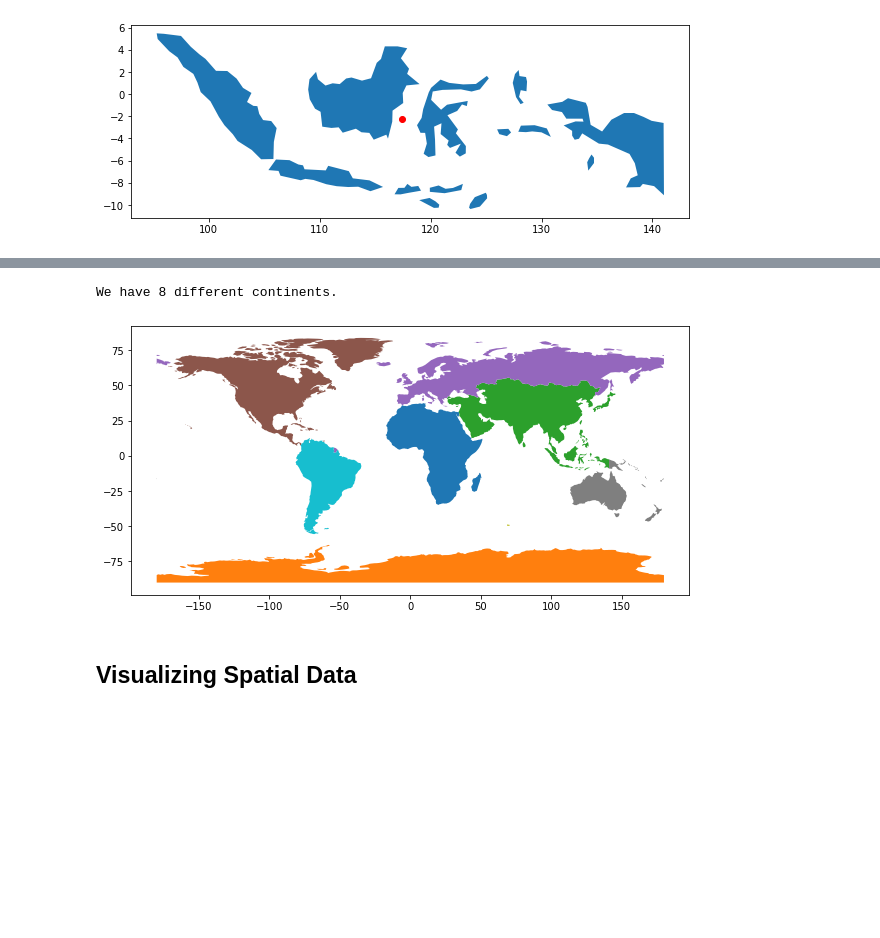
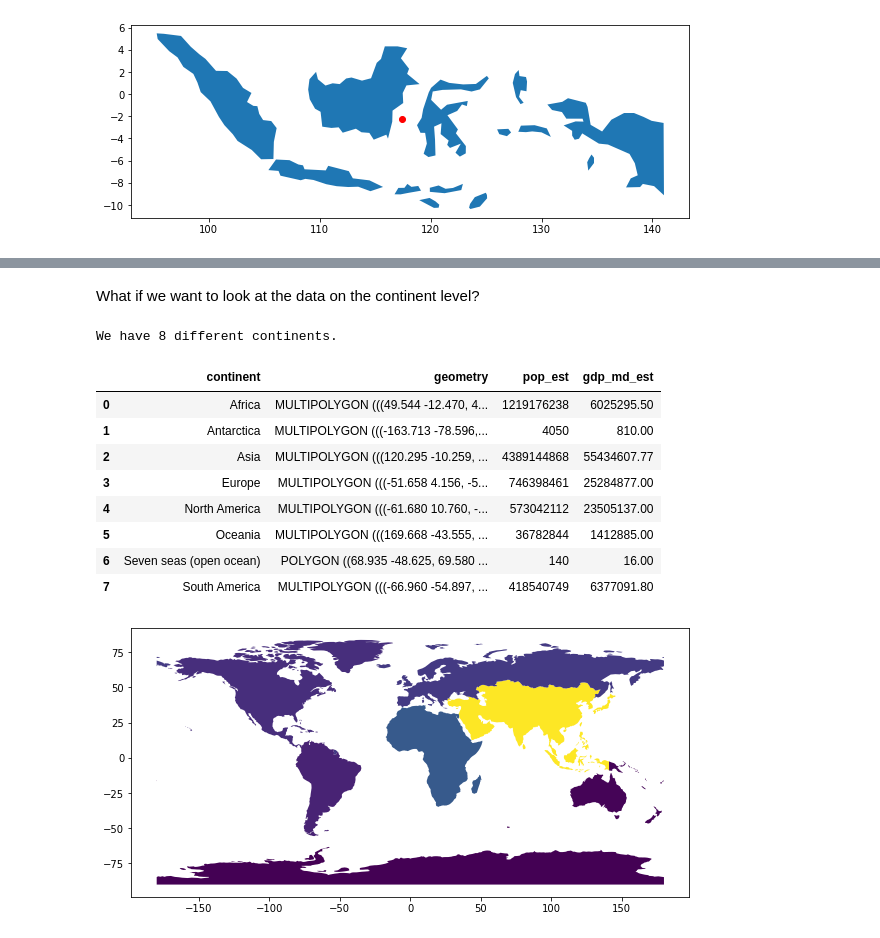
Before and after one commit to carolinadatascience/spatial-data-workshop, a Jupyter notebook: workshop.ipynb, the cells around one changed output, grey strips where cells are left out. Saved outputs shown, nothing was run; the diff lists cells and outputs as text; code cells hidden in the pictures; blank space fills up the shorter version.

```diff
--- a/workshop.ipynb
+++ b/workshop.ipynb
@@ -156,11 +162,27 @@ What if we want to look at the data on the continent level? Right now we only ha
+# %% [markdown]
+What if we want to look at the data on the continent level?
 # %%
+# 8 continents is much less granular and more manageable
+num_continents = df_world['continent'].nunique()
+print(f'We have {num_continents} different continents.')
+
+# Dissolve allows us to aggregate geometric features (for non-geometric features it performs a Pandas GroupBy)
 df_continent = df_world.dissolve('continent', aggfunc='sum').reset_index()
-num_continents = df_continent['continent'].nunique()
-print(f'We have {num_continents} different continents.')
-df_continent.plot('continent', figsize=(10,10))
-plt.show()
+df_continent
 # %% [output]
 We have 8 different continents.
-[figure, removed]
+|  | continent | geometry | pop_est | gdp_md_est |
+| 0 | Africa | MULTIPOLYGON (((49.544 -12.470, 4... | 1219176238 | 6025295.50 |
+| 1 | Antarctica | MULTIPOLYGON (((-163.713 -78.596,... | 4050 | 810.00 |
+| 2 | Asia | MULTIPOLYGON (((120.295 -10.259, ... | 4389144868 | 55434607.77 |
+| 3 | Europe | MULTIPOLYGON (((-51.658 4.156, -5... | 746398461 | 25284877.00 |
+| 4 | North America | MULTIPOLYGON (((-61.680 10.760, -... | 573042112 | 23505137.00 |
+| 5 | Oceania | MULTIPOLYGON (((169.668 -43.555, ... | 36782844 | 1412885.00 |
+| 6 | Seven seas (open ocean) | POLYGON ((68.935 -48.625, 69.580 ... | 140 | 16.00 |
+| 7 | South America | MULTIPOLYGON (((-66.960 -54.897, ... | 418540749 | 6377091.80 |
-# %% [markdown]
-## Visualizing Spatial Data
+# %%
+# Plot the new DataFrame
+df_continent.plot('pop_est', figsize=(10,10))
+plt.show()
+# %% [output]
+[figure, added]
```
Also changed, not shown: parts of 8 cells of this notebook.
